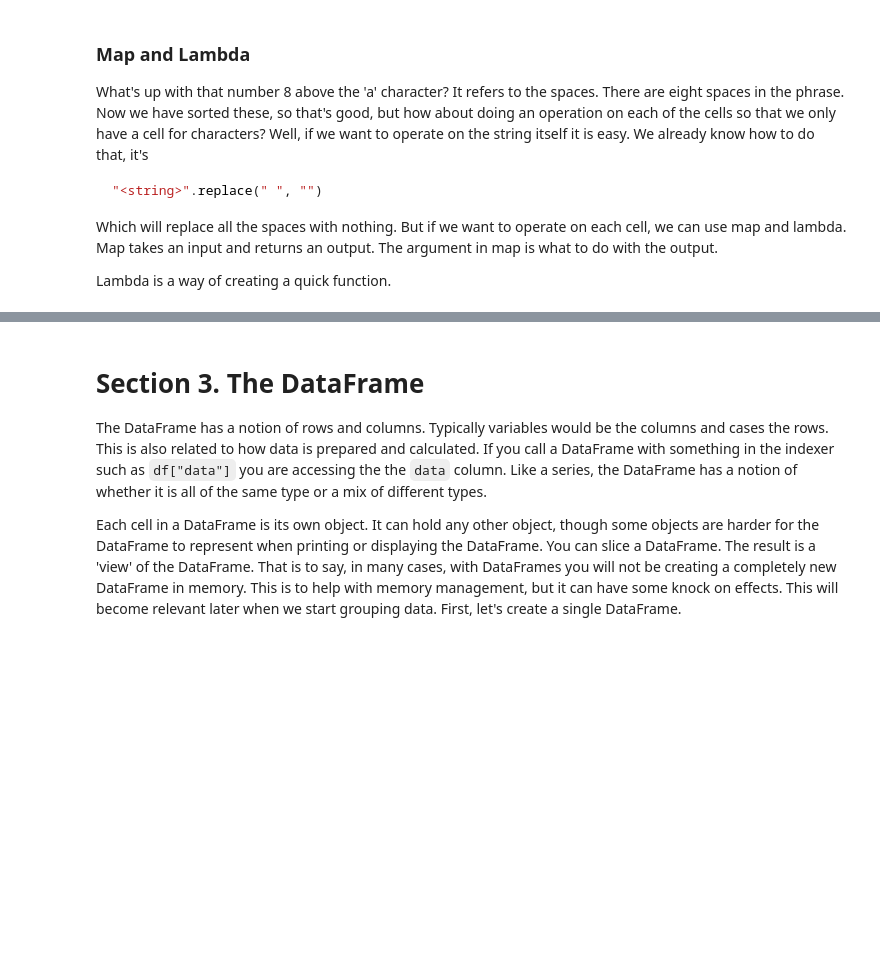
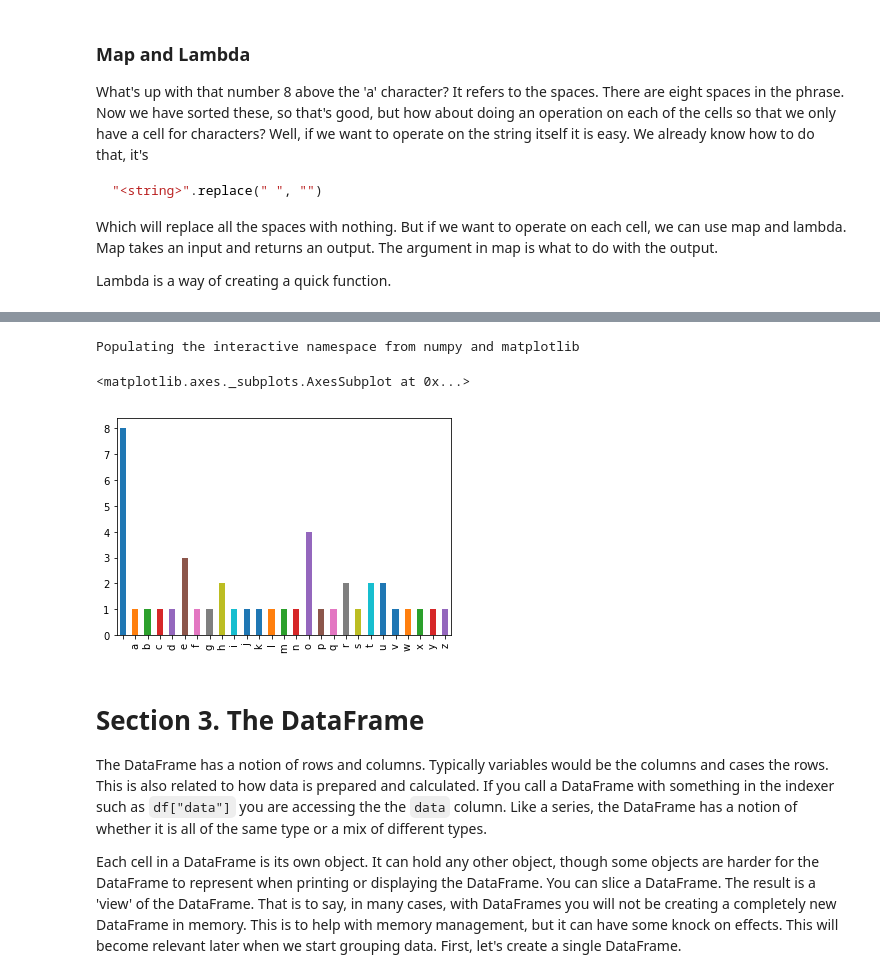
Before and after one commit to oxfordinternetinstitute/sds-python, a Jupyter notebook: Course_Material/Week_2/PySDS_w2-1.ipynb, the cells around one changed output, grey strips where cells are left out. Cells and saved outputs as stored; diff of their text form; code cells hidden in the pictures; blank space fills up the shorter version.

````diff
--- a/Course_Material/Week_2/PySDS_w2-1.ipynb
+++ b/Course_Material/Week_2/PySDS_w2-1.ipynb
@@ -385,3 +546,6 @@ So in the previous example, the quick brown fox... was turned into a series that
 2. What if we only want counts of valid alphanumeric characters and not spaces?
 
 For the first one we can use ```sort_index()``` to resort the numbers by index.
+# %%
+x = ("hello my name is  bernie")
+print(x.split(" "))
@@ -408,7 +647,12 @@ display(ser1.sort_index())
 # %%
 # We can use value counts to plot a summary of data as well.
 %pylab inline
-ser1.value_counts().sort_index(ascending=False).plot(kind="barh")
+
+ser1.value_counts().sort_index(ascending=True).plot(kind="bar")
+# %% [output]
+Populating the interactive namespace from numpy and matplotlib
+<matplotlib.axes._subplots.AxesSubplot at 0x...>
+[figure, added]
 # %% [markdown]
 # Section 3. The DataFrame
 
````
Also changed, not shown: parts of 32 cells of this notebook, 11 other files.
